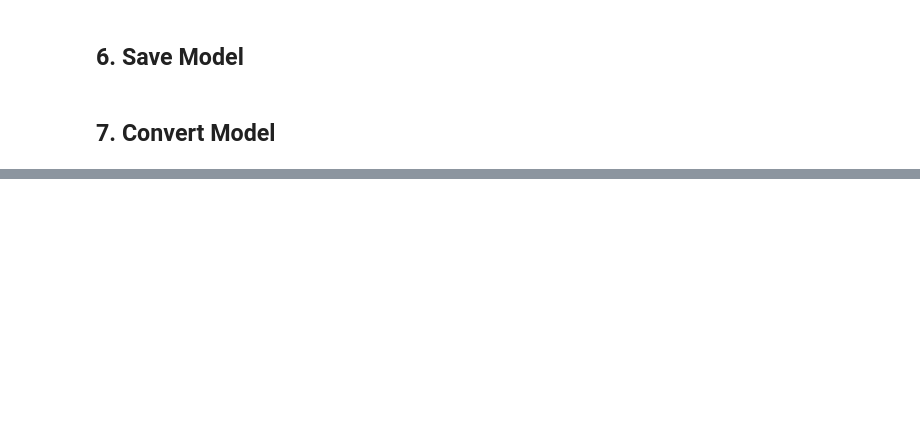
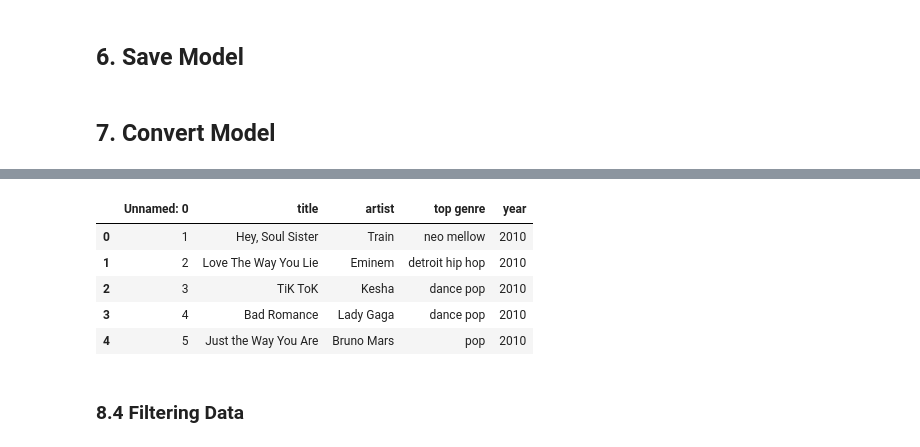
Before and after one commit to aldysp34/Music-Classification-and-Recommendation, a Jupyter notebook: music_classification.ipynb, the cells around one changed output, grey strips where cells are left out. Cells and saved outputs as stored; diff of their text form; code cells hidden in the pictures; blank space fills up the shorter version.

```diff
--- a/music_classification.ipynb
+++ b/music_classification.ipynb
@@ -570,0 +654,11 @@ Requirement already satisfied: oauthlib>=3.0.0 in /usr/local/lib/python3.7/dist-
+# %%
+spotify_df.drop(['bpm', 'nrgy','pop','dnce','dB','live','val','dur','acous','spch'], axis=1, inplace=True)
+# %%
+spotify_df.head()
+# %% [output]
+|  | Unnamed: 0 | title | artist | top genre | year |
+| 0 | 1 | Hey, Soul Sister | Train | neo mellow | 2010 |
+| 1 | 2 | Love The Way You Lie | Eminem | detroit hip hop | 2010 |
+| 2 | 3 | TiK ToK | Kesha | dance pop | 2010 |
+| 3 | 4 | Bad Romance | Lady Gaga | dance pop | 2010 |
+| 4 | 5 | Just the Way You Are | Bruno Mars | pop | 2010 |
@@ -570,0 +667,2 @@ Requirement already satisfied: oauthlib>=3.0.0 in /usr/local/lib/python3.7/dist-
+# %% [markdown]
+### 8.4 Filtering Data
```
Also changed, not shown: parts of 23 cells of this notebook.
